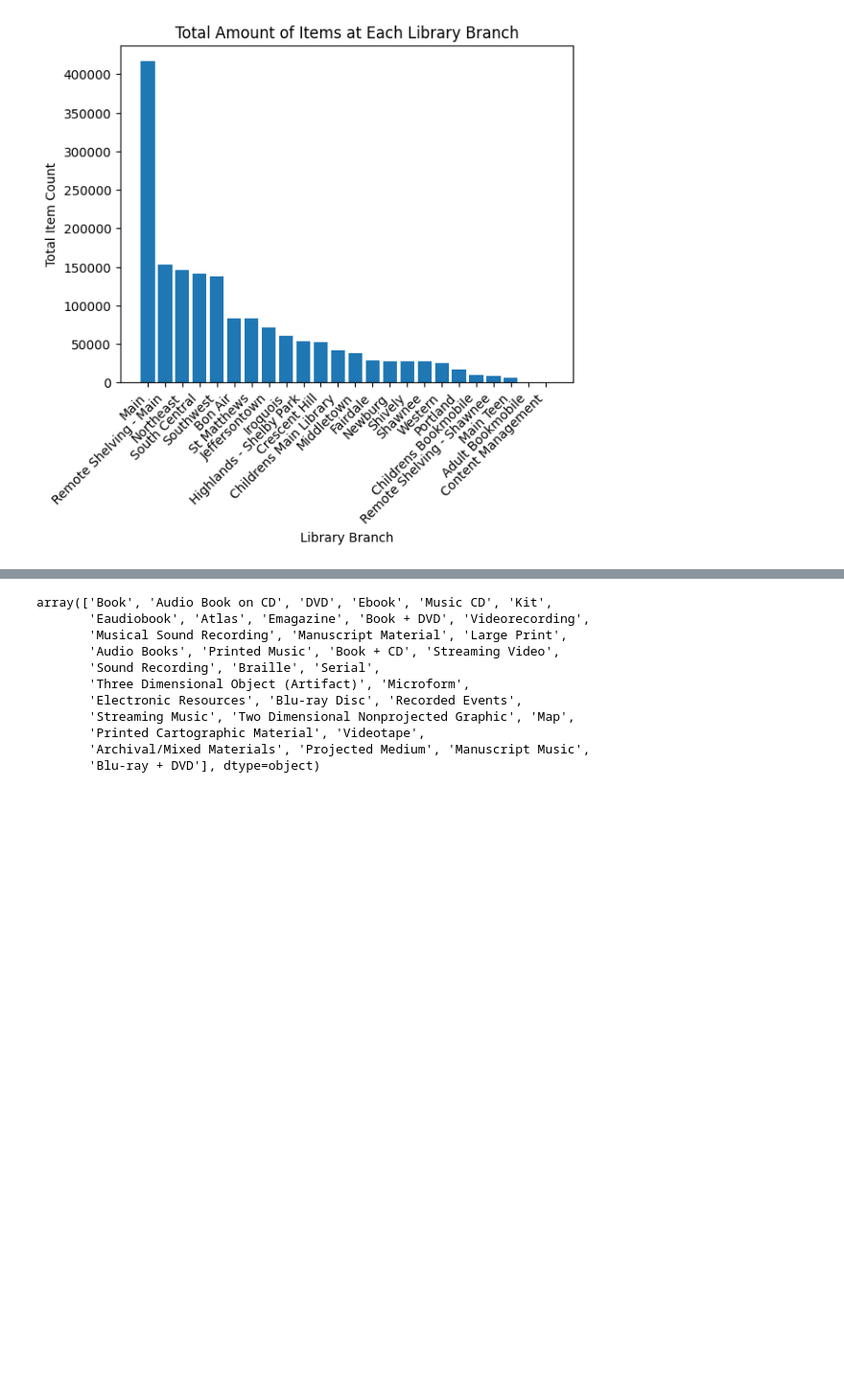
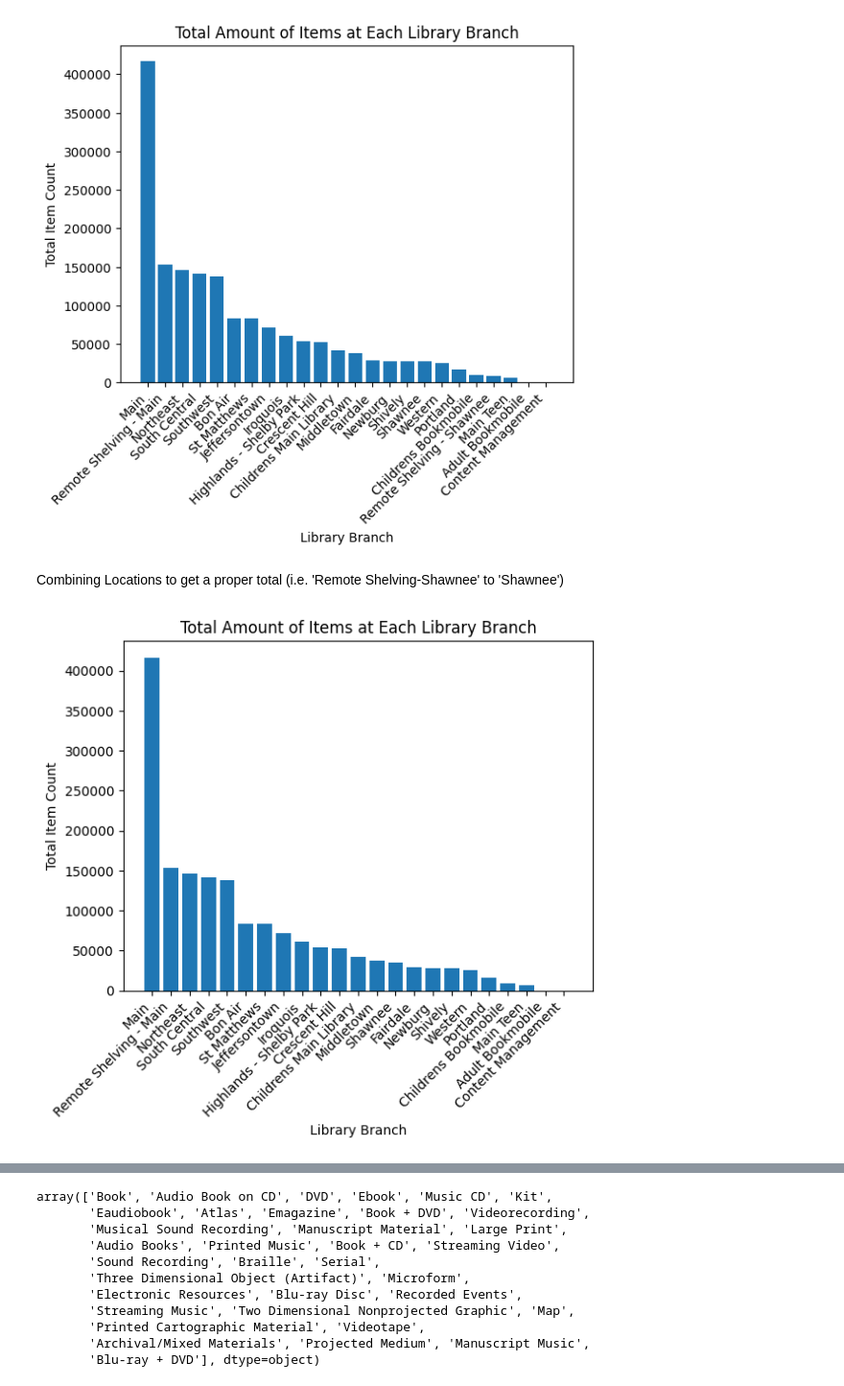
Before and after one commit to btl930/louisville_library_inventory_analysis, a Jupyter notebook: louisville_library_inventory_analysis.ipynb, the cells around one changed output, grey strips where cells are left out. Shown at 96% size. Saved outputs shown, nothing was run; the diff lists cells and outputs as text; code cells hidden in the pictures; blank space fills up the shorter version.

Commit message:
Amount of Items by Location plots/Markdowns

```diff
--- a/louisville_library_inventory_analysis.ipynb
+++ b/louisville_library_inventory_analysis.ipynb
@@ -297,3 +246,21 @@ plt.title('Total Amount of Items at Each Library Branch')
 plt.show()
 # %% [output]
 [figure]
+# %% [markdown]
+Combining Locations to get a proper total (i.e. 'Remote Shelving-Shawnee' to 'Shawnee')
+# %%
+df['ItemLocation'] = df['ItemLocation'].replace('Remote Shelving - Shawnee', 'Shawnee')
+# %%
+total_item_count = df['ItemLocation'].value_counts()
+total_item_count
+
+plt.bar(total_item_count.index, total_item_count.values)
+plt.xticks(rotation=45, ha='right')
+
+plt.xlabel('Library Branch')
+plt.ylabel('Total Item Count')
+plt.title('Total Amount of Items at Each Library Branch')
+
+plt.show()
+# %% [output]
+[figure, added]
```
Also changed, not shown: parts of 23 cells of this notebook.
